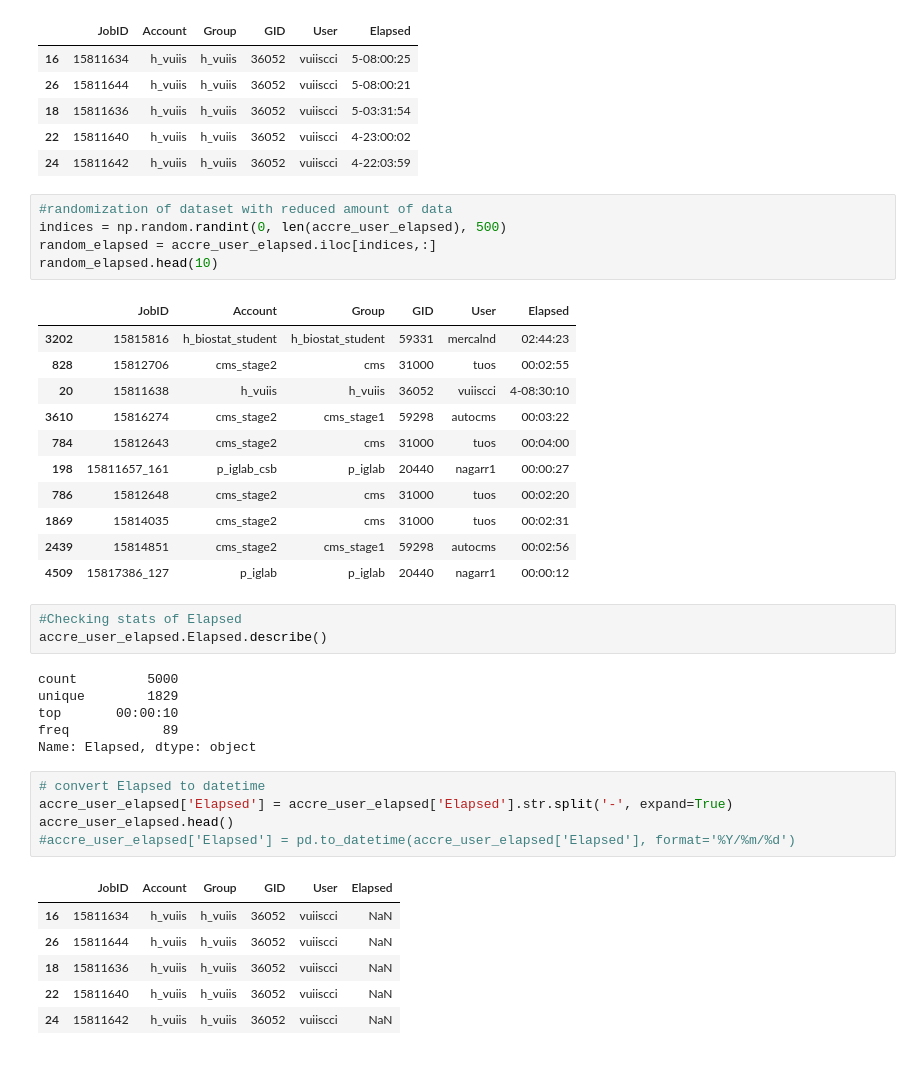
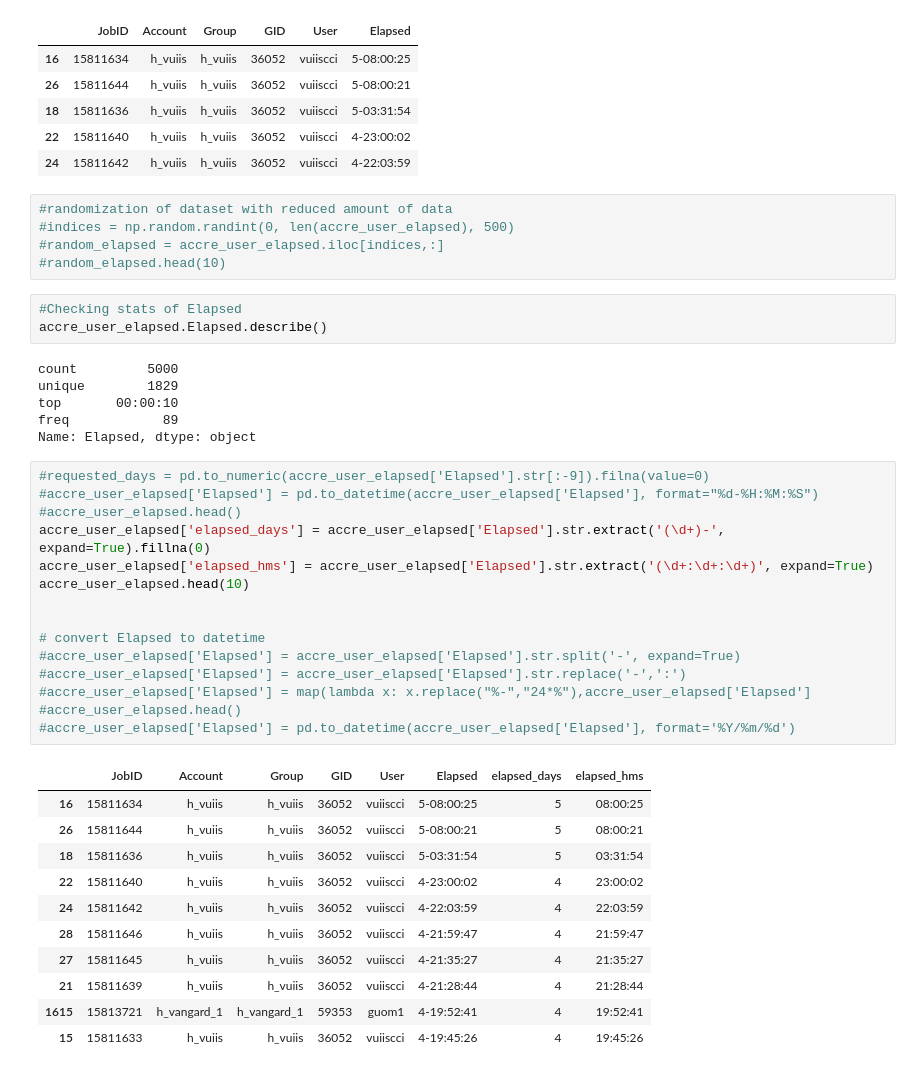
Before and after one commit to alexetalbott/data-question-2-accre-alex, a Jupyter notebook: Accre_Amrit.ipynb, the cells around one changed output. Drawn from its saved outputs; the diff is of its cells as text.

```diff
--- a/Accre_Amrit.ipynb
+++ b/Accre_Amrit.ipynb
@@ -117,21 +118,9 @@ accre_user_elapsed.head()
 | 24 | 15811642 | h_vuiis | h_vuiis | 36052 | vuiiscci | 4-22:03:59 |
 # %%
 #randomization of dataset with reduced amount of data
-indices = np.random.randint(0, len(accre_user_elapsed), 500)
-random_elapsed = accre_user_elapsed.iloc[indices,:]
-random_elapsed.head(10)
+#indices = np.random.randint(0, len(accre_user_elapsed), 500)
+#random_elapsed = accre_user_elapsed.iloc[indices,:]
+#random_elapsed.head(10)
-# %% [output]
-|  | JobID | Account | Group | GID | User | Elapsed |
-| 3202 | 15815816 | h_biostat_student | h_biostat_student | 59331 | mercalnd | 02:44:23 |
-| 828 | 15812706 | cms_stage2 | cms | 31000 | tuos | 00:02:55 |
-| 20 | 15811638 | h_vuiis | h_vuiis | 36052 | vuiiscci | 4-08:30:10 |
-| 3610 | 15816274 | cms_stage2 | cms_stage1 | 59298 | autocms | 00:03:22 |
-| 784 | 15812643 | cms_stage2 | cms | 31000 | tuos | 00:04:00 |
-| 198 | 15811657_161 | p_iglab_csb | p_iglab | 20440 | nagarr1 | 00:00:27 |
-| 786 | 15812648 | cms_stage2 | cms | 31000 | tuos | 00:02:20 |
-| 1869 | 15814035 | cms_stage2 | cms | 31000 | tuos | 00:02:31 |
-| 2439 | 15814851 | cms_stage2 | cms_stage1 | 59298 | autocms | 00:02:56 |
-| 4509 | 15817386_127 | p_iglab | p_iglab | 20440 | nagarr1 | 00:00:12 |
 # %%
 #Checking stats of Elapsed
 accre_user_elapsed.Elapsed.describe()
@@ -141,15 +130,30 @@ unique        1829
 top       00:00:10
 freq            89
 Name: Elapsed, dtype: object
-# %%
-# convert Elapsed to datetime
-accre_user_elapsed['Elapsed'] = accre_user_elapsed['Elapsed'].str.split('-', expand=True)
-accre_user_elapsed.head()
-#accre_user_elapsed['Elapsed'] = pd.to_datetime(accre_user_elapsed['Elapsed'], format='%Y/%m/%d')
-# %% [output]
-|  | JobID | Account | Group | GID | User | Elapsed |
-| 16 | 15811634 | h_vuiis | h_vuiis | 36052 | vuiiscci | NaN |
-| 26 | 15811644 | h_vuiis | h_vuiis | 36052 | vuiiscci | NaN |
-| 18 | 15811636 | h_vuiis | h_vuiis | 36052 | vuiiscci | NaN |
-| 22 | 15811640 | h_vuiis | h_vuiis | 36052 | vuiiscci | NaN |
-| 24 | 15811642 | h_vuiis | h_vuiis | 36052 | vuiiscci | NaN |
+# %%
+#requested_days = pd.to_numeric(accre_user_elapsed['Elapsed'].str[:-9]).filna(value=0)
+#accre_user_elapsed['Elapsed'] = pd.to_datetime(accre_user_elapsed['Elapsed'], format="%d-%H:%M:%S")
+#accre_user_elapsed.head()
+accre_user_elapsed['elapsed_days'] = accre_user_elapsed['Elapsed'].str.extract('(\d+)-', expand=True).fillna(0)
+accre_user_elapsed['elapsed_hms'] = accre_user_elapsed['Elapsed'].str.extract('(\d+:\d+:\d+)', expand=True)
+accre_user_elapsed.head(10)
+
+
+# convert Elapsed to datetime
+#accre_user_elapsed['Elapsed'] = accre_user_elapsed['Elapsed'].str.split('-', expand=True)
+#accre_user_elapsed['Elapsed'] = accre_user_elapsed['Elapsed'].str.replace('-',':')
+#accre_user_elapsed['Elapsed'] = map(lambda x: x.replace("%-","24*%"),accre_user_elapsed['Elapsed']
+#accre_user_elapsed.head()
+#accre_user_elapsed['Elapsed'] = pd.to_datetime(accre_user_elapsed['Elapsed'], format='%Y/%m/%d')
+# %% [output]
+|  | JobID | Account | Group | GID | User | Elapsed | elapsed_days | elapsed_hms |
+| 16 | 15811634 | h_vuiis | h_vuiis | 36052 | vuiiscci | 5-08:00:25 | 5 | 08:00:25 |
+| 26 | 15811644 | h_vuiis | h_vuiis | 36052 | vuiiscci | 5-08:00:21 | 5 | 08:00:21 |
+| 18 | 15811636 | h_vuiis | h_vuiis | 36052 | vuiiscci | 5-03:31:54 | 5 | 03:31:54 |
+| 22 | 15811640 | h_vuiis | h_vuiis | 36052 | vuiiscci | 4-23:00:02 | 4 | 23:00:02 |
+| 24 | 15811642 | h_vuiis | h_vuiis | 36052 | vuiiscci | 4-22:03:59 | 4 | 22:03:59 |
+| 28 | 15811646 | h_vuiis | h_vuiis | 36052 | vuiiscci | 4-21:59:47 | 4 | 21:59:47 |
+| 27 | 15811645 | h_vuiis | h_vuiis | 36052 | vuiiscci | 4-21:35:27 | 4 | 21:35:27 |
+| 21 | 15811639 | h_vuiis | h_vuiis | 36052 | vuiiscci | 4-21:28:44 | 4 | 21:28:44 |
+| 1615 | 15813721 | h_vangard_1 | h_vangard_1 | 59353 | guom1 | 4-19:52:41 | 4 | 19:52:41 |
+| 15 | 15811633 | h_vuiis | h_vuiis | 36052 | vuiiscci | 4-19:45:26 | 4 | 19:45:26 |
```
Also changed, not shown: parts of 5 cells of this notebook.
